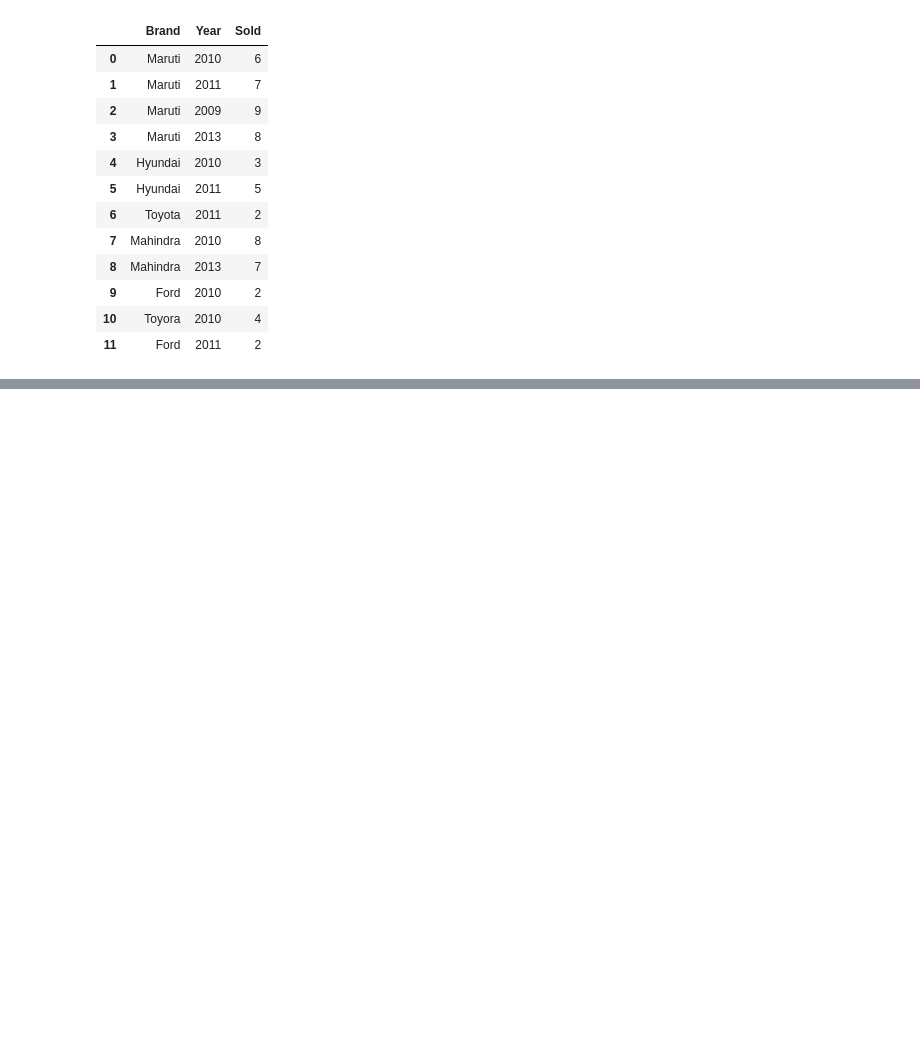
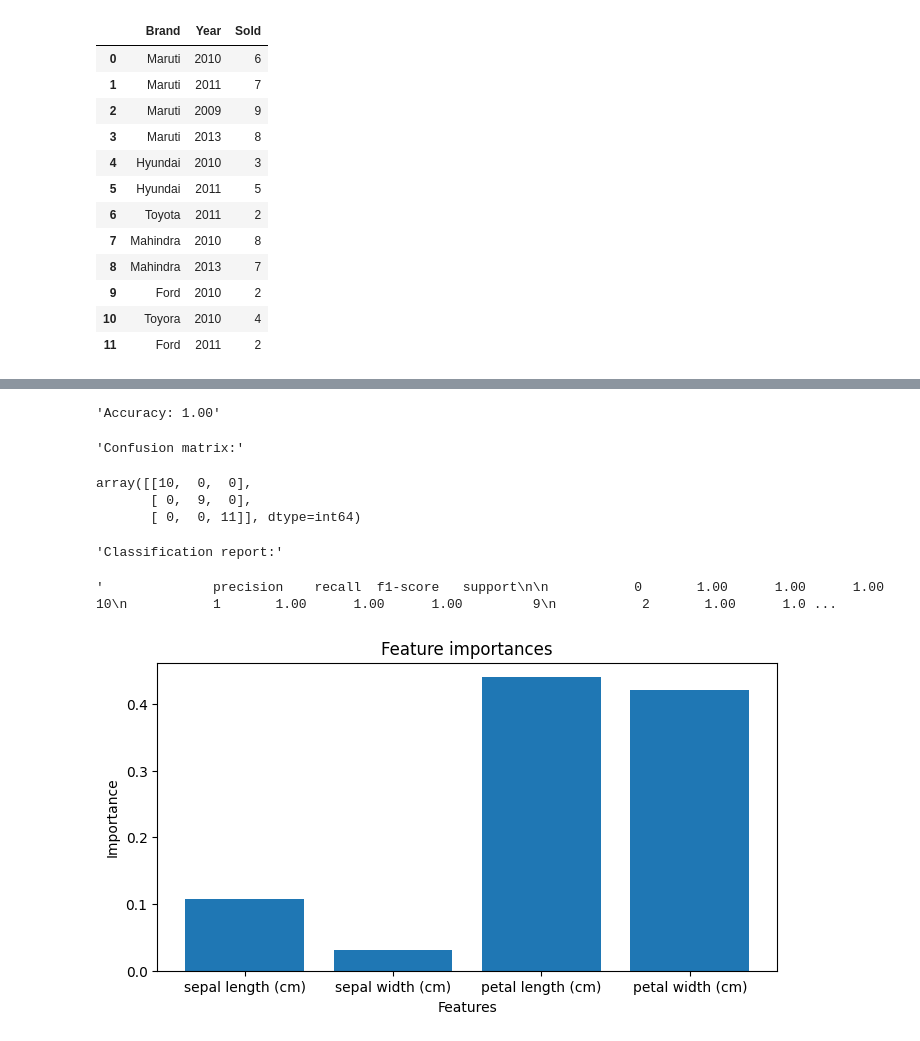
Before and after one commit to tien226anh/school_docs, a Jupyter notebook: intel_system/homeworks/bai2/bai2.ipynb, the cells around one changed output, grey strips where cells are left out. Drawn from its saved outputs; the diff is of its cells as text; code cells hidden in the pictures; blank space fills up the shorter version.

```diff
--- a/intel_system/homeworks/bai2/bai2.ipynb
+++ b/intel_system/homeworks/bai2/bai2.ipynb
@@ -544,0 +563,36 @@ data2 = {
+# %%
+import numpy as np
+import matplotlib.pyplot as plt
+from sklearn.datasets import load_iris
+from sklearn.model_selection import train_test_split
+from sklearn.ensemble import RandomForestClassifier
+from sklearn.metrics import accuracy_score, confusion_matrix, classification_report
+iris = load_iris()
+X = iris.data
+y = iris.target
+X_train, X_test, y_train, y_test = train_test_split(X, y, test_size=0.2, random_state=42)
+clf = RandomForestClassifier(n_estimators=100, random_state=42)
+clf.fit(X_train, y_train)
+y_pred = clf.predict(X_test)
+accuracy = accuracy_score(y_test, y_pred)
+conf_matrix = confusion_matrix(y_test, y_pred)
+class_report = classification_report(y_test, y_pred)
+display(f"Accuracy: {accuracy:.2f}")
+display("Confusion matrix:", conf_matrix)
+display("Classification report:", class_report)
+feature_importances = clf.feature_importances_
+plt.figure(figsize=(8, 4))
+plt.bar(range(len(iris.feature_names)), feature_importances, tick_label = iris.feature_names)
+plt.title("Feature importances")
+plt.xlabel("Features")
+plt.ylabel("Importance")
+plt.show()
+# %% [output]
+'Accuracy: 1.00'
+'Confusion matrix:'
+array([[10,  0,  0],
+       [ 0,  9,  0],
+       [ 0,  0, 11]], dtype=int64)
+'Classification report:'
+'              precision    recall  f1-score   support\n\n           0       1.00      1.00      1.00        10\n           1       1.00      1.00      1.00         9\n           2       1.00      1.0 ...
+[figure, added]
```
Also changed, not shown: parts of 1 cell of this notebook, 19 other files.
